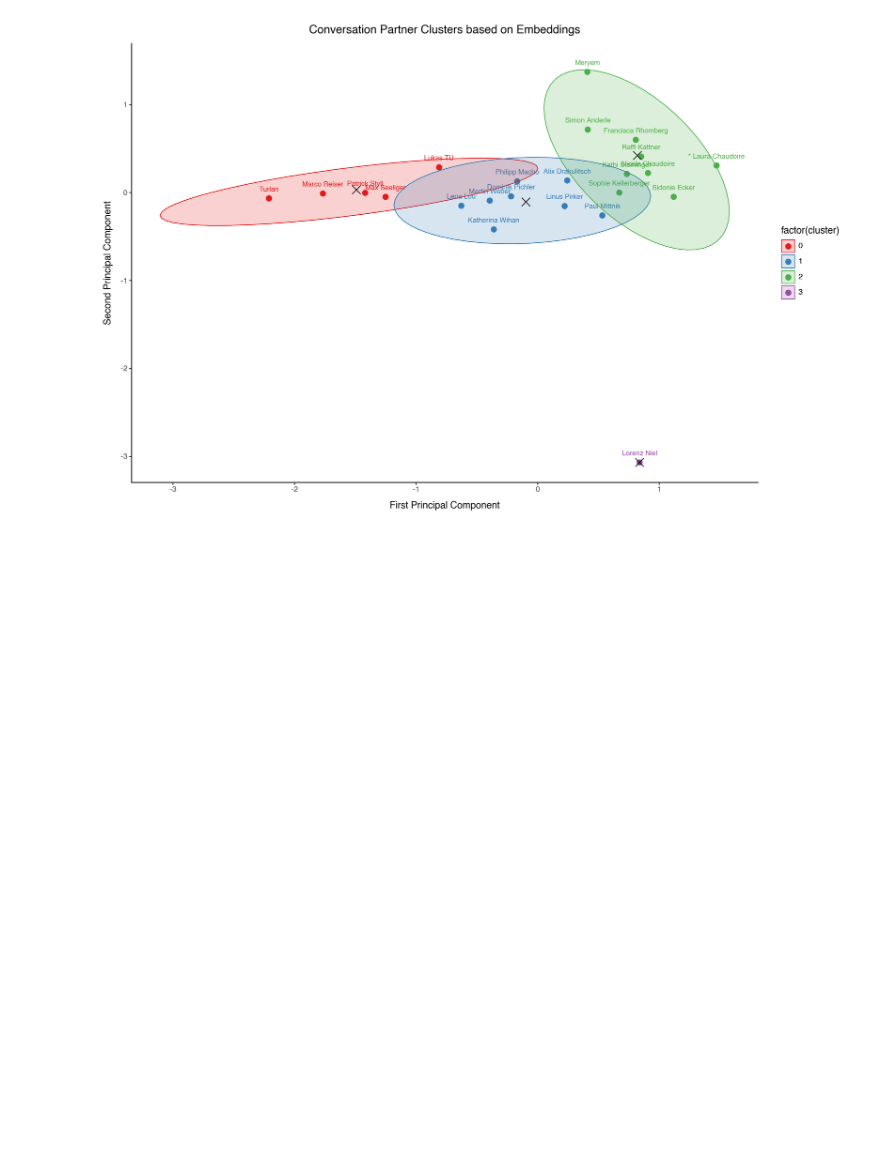
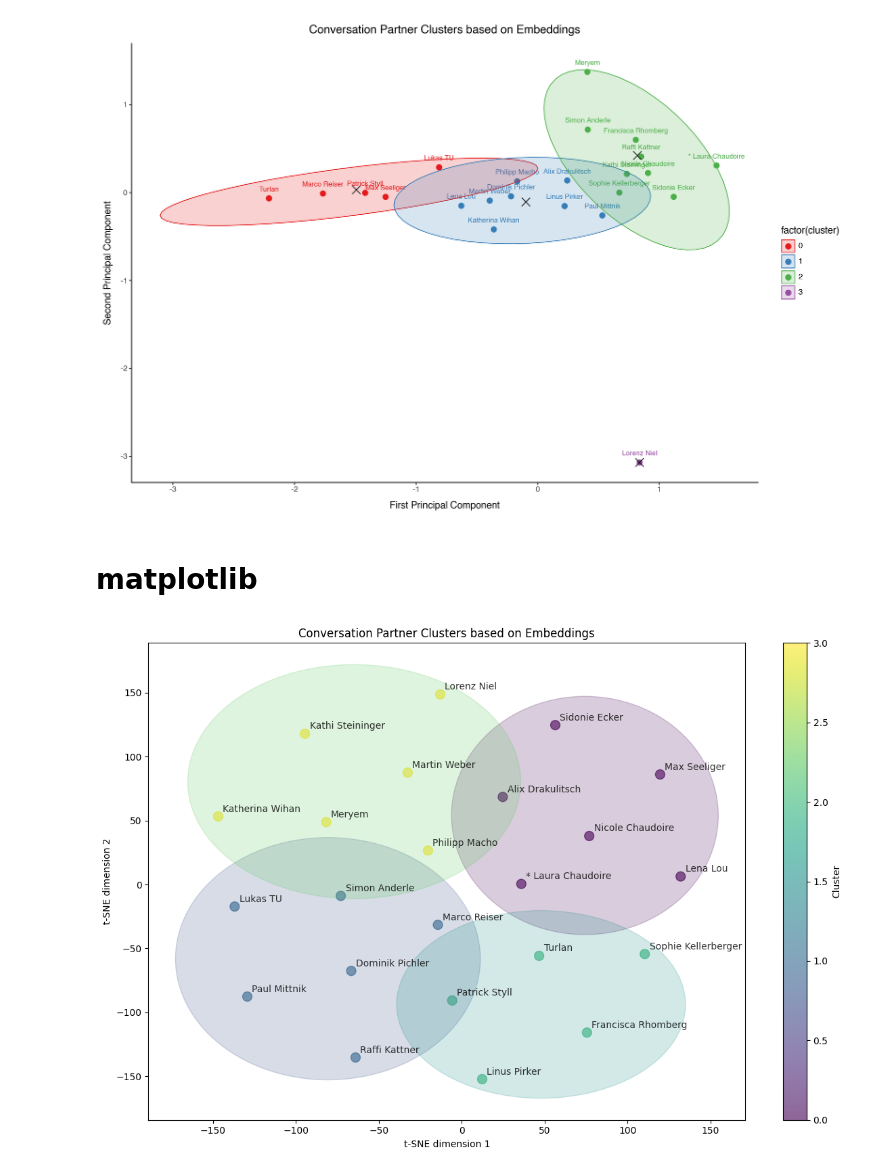
Before and after one commit to sueszli/whatsapp-lens, a Jupyter notebook: src/3_analytics.ipynb, the cells around one changed output. Cells and saved outputs as stored; diff of their text form; code cells hidden in the pictures; blank space fills up the shorter version.

```diff
--- a/src/3_analytics.ipynb
+++ b/src/3_analytics.ipynb
@@ -261,3 +261,64 @@ p = (ggplot(plot_df, aes(x='x', y='y', color='factor(cluster)'))
 p.show()
 # %% [output]
 [figure]
+# %% [markdown]
+# matplotlib
+# %%
+import numpy as np
+import pandas as pd
+from sklearn.cluster import KMeans
+from sklearn.manifold import TSNE
+import matplotlib.pyplot as plt
+import ast
+
+def parse_embedding(embedding_str):
+    return np.array(ast.literal_eval(embedding_str))
+embeddings = df['embeddings'].apply(parse_embedding).to_list()
+embeddings_array = np.array(embeddings)
+
+# calculate appropriate perplexity (should be smaller than n_samples)
+n_samples = len(embeddings_array)
+perplexity = min(30, n_samples - 1)  # default is 30, but we'll adjust if needed
+
+# Reduce dimensionality using t-SNE with adjusted perplexity
+tsne = TSNE(n_components=2,
+            random_state=42,
+            perplexity=perplexity,
+            n_iter=2000)
+embeddings_2d = tsne.fit_transform(embeddings_array)
+
+n_clusters = min(4, n_samples)
+kmeans = KMeans(n_clusters=n_clusters, random_state=42)
+clusters = kmeans.fit_predict(embeddings_2d)
+
+plt.figure(figsize=(12, 8))
+
+scatter = plt.scatter(embeddings_2d[:, 0], embeddings_2d[:, 1],
+                     c=clusters, cmap='viridis',
+                     alpha=0.6, s=100)
+
+for i, (x, y) in enumerate(embeddings_2d):
+    plt.annotate(df['partner_name'].iloc[i], (x, y),
+                xytext=(5, 5), textcoords='offset points',
+                fontsize=10, alpha=0.8)
+
+for i in range(n_clusters):
+    cluster_points = embeddings_2d[clusters == i]
+    if len(cluster_points) > 0:
+        hull = plt.matplotlib.patches.Ellipse(
+            xy=cluster_points.mean(axis=0),
+            width=cluster_points[:, 0].ptp() * 1.5,
+            height=cluster_points[:, 1].ptp() * 1.5,
+            alpha=0.2,
+            color=plt.cm.viridis(i / n_clusters)
+        )
+        plt.gca().add_patch(hull)
+
+plt.title('Conversation Partner Clusters based on Embeddings')
+plt.colorbar(scatter, label='Cluster')
+plt.xlabel('t-SNE dimension 1')
+plt.ylabel('t-SNE dimension 2')
+plt.tight_layout()
+plt.show()
+# %% [output]
+[figure, added]
```
Also changed, not shown: parts of 2 cells of this notebook.
